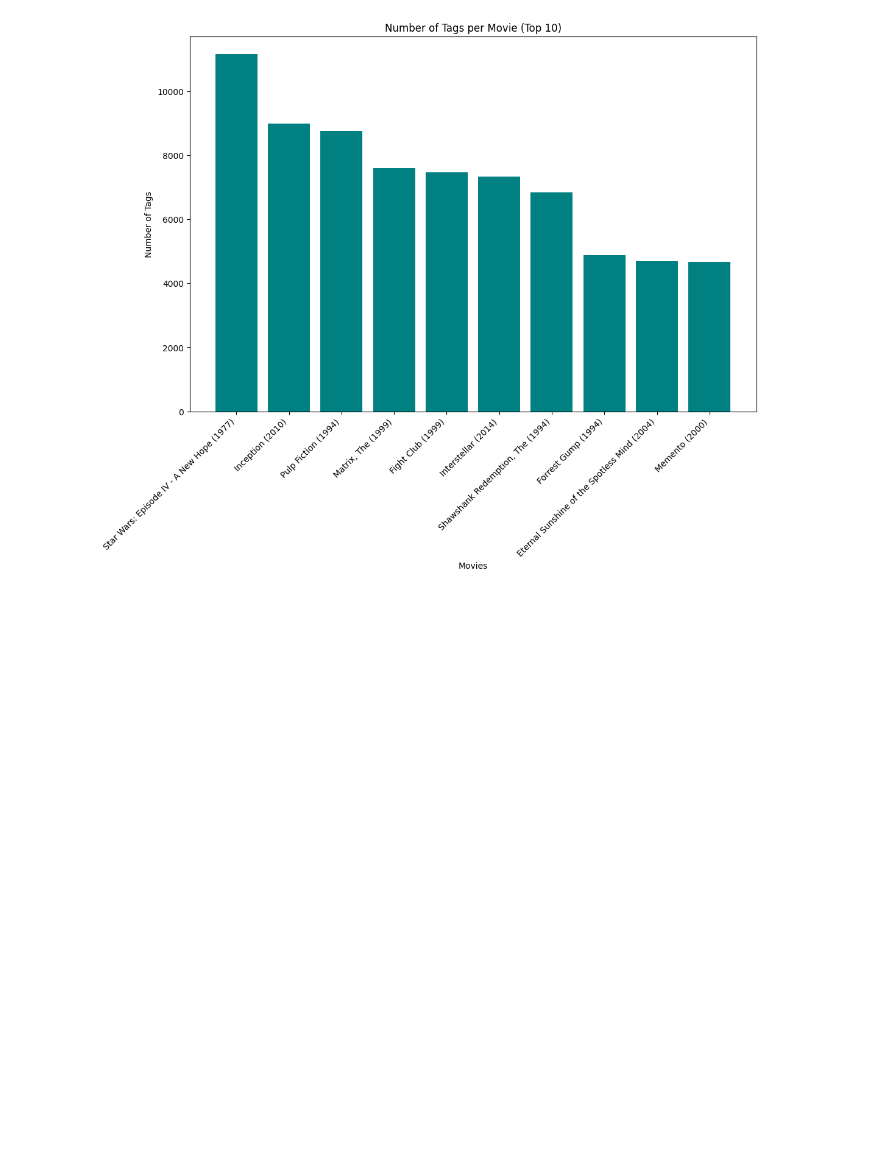
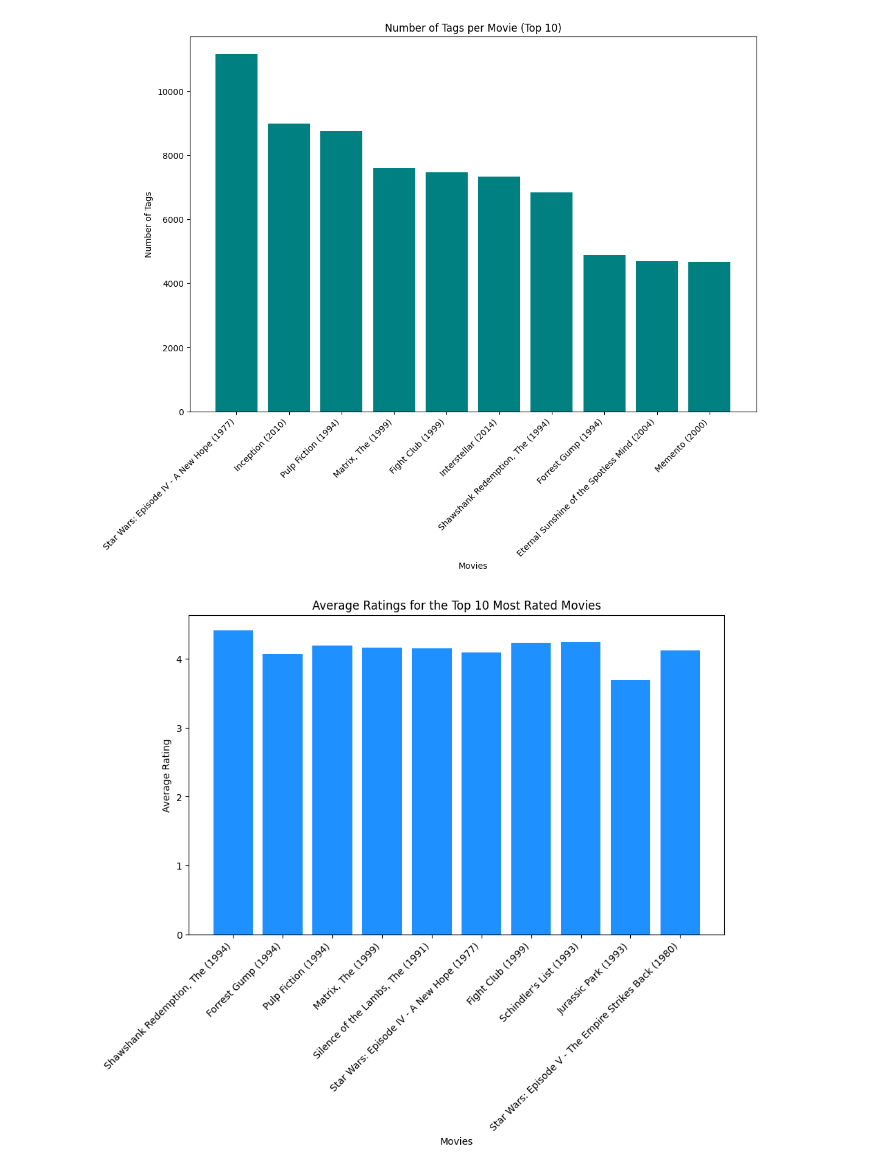
Before and after one commit to Buriiboo/Brian-Gomez-Santiestevez-OPA23GB, a Jupyter notebook: ML_pt2_Labb1/uppgift1.ipynb, the cells around one changed output. Saved outputs shown, nothing was run; the diff lists cells and outputs as text; code cells hidden in the pictures; blank space fills up the shorter version.

Commit message:
plotting

```diff
--- a/ML_pt2_Labb1/uppgift1.ipynb
+++ b/ML_pt2_Labb1/uppgift1.ipynb
@@ -94,3 +94,22 @@ plt.xticks(rotation=45, ha='right')
 plt.show()
 # %% [output]
 [figure]
+# %%
+#average ratings for the top 10 most rated movies.
+
+rating_counts = df_ratings.groupby('movieId').size().reset_index(name='count')
+movie_ratings = pd.merge(df_movies, rating_counts, on='movieId')
+top_movies = movie_ratings.sort_values(by='count', ascending=False).head(10)
+top_movies_ratings = df_ratings[df_ratings['movieId'].isin(top_movies['movieId'])]
+average_ratings = top_movies_ratings.groupby('movieId').rating.mean().reset_index()
+average_ratings_with_titles = pd.merge(top_movies[['movieId', 'title']], average_ratings, on='movieId')
+
+plt.figure(figsize=(10, 6))
+plt.bar(average_ratings_with_titles['title'], average_ratings_with_titles['rating'], color='dodgerblue')
+plt.xlabel('Movies')
+plt.ylabel('Average Rating')
+plt.title('Average Ratings for the Top 10 Most Rated Movies')
+plt.xticks(rotation=45, ha='right')
+plt.show()
+# %% [output]
+[figure, added]
```
Also changed, not shown: parts of 2 cells of this notebook.
